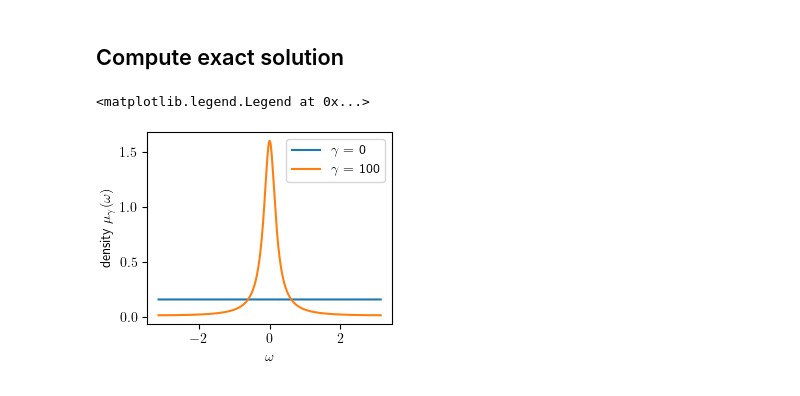
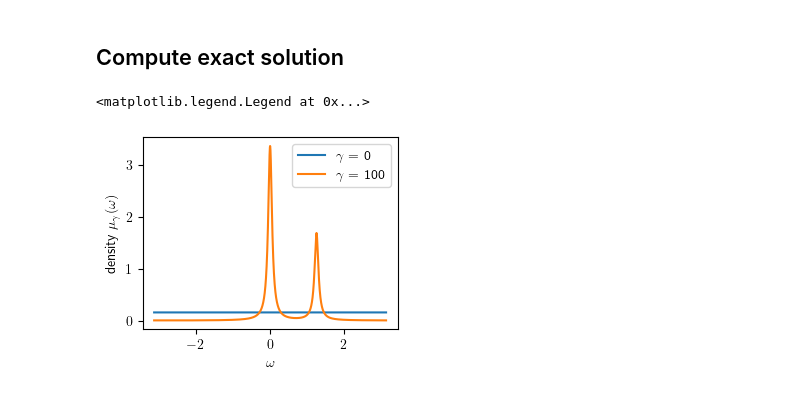
Before and after one commit to rbarboni/VarPro, a Jupyter notebook: VarPro_ReLU_1d/Experiment.ipynb, the cells around one changed output. Cells and saved outputs as stored; diff of their text form; code cells hidden in the pictures.

```diff
--- a/VarPro_ReLU_1d/Experiment.ipynb
+++ b/VarPro_ReLU_1d/Experiment.ipynb
@@ -203,26 +210,26 @@ from scipy.integrate import solve_ivp
 # %%
 M = 4096
-gamma = 100
+gamma = 1000
 
 X = np.linspace(-np.pi, np.pi, M+1)
 X = 0.5 * (X[1:]+X[:-1])
 
 f0 = normalize(np.ones(M)) ## initialization
-f_star = normalize(1 / (1 + gamma * np.sin(X/2)**2)) ## target
+f_star = normalize((1 / (1 + gamma * np.sin(X/2)**2)) + (0.5 / (1 + 1 * gamma * np.sin((X-0.4*np.pi)/2)**2))) ## target
 
 p=0.3
 fig, ax = plt.subplots(figsize=(10 * p, 8 * p), constrained_layout=True)
 
 ax.plot(X, f0, label='$\gamma$ = 0')
 ax.plot(X, f_star, label='$\gamma$ = 100')
 ax.set_xlabel('$\omega$')
 ax.set_ylabel('density $\mu_\gamma(\omega)$')
 plt.legend()
 #fig.savefig("teacher_density.pdf", format="pdf", bbox_inches="tight")
 #ax.axis('equal')
 # %% [output]
 <matplotlib.legend.Legend at 0x...>
-[figure, old version]
+[figure, new version]
 # %%
 def F(t, f):
     return - 0.5 * f * Laplacian((f_star / f)**2, h=2*np.pi/M) - 0.5 * Grad((f_star / f)**2, h=2*np.pi/M) * Grad(f, h=2*np.pi/M)
```
Also changed, not shown: parts of 9 cells of this notebook, 6 other files.
